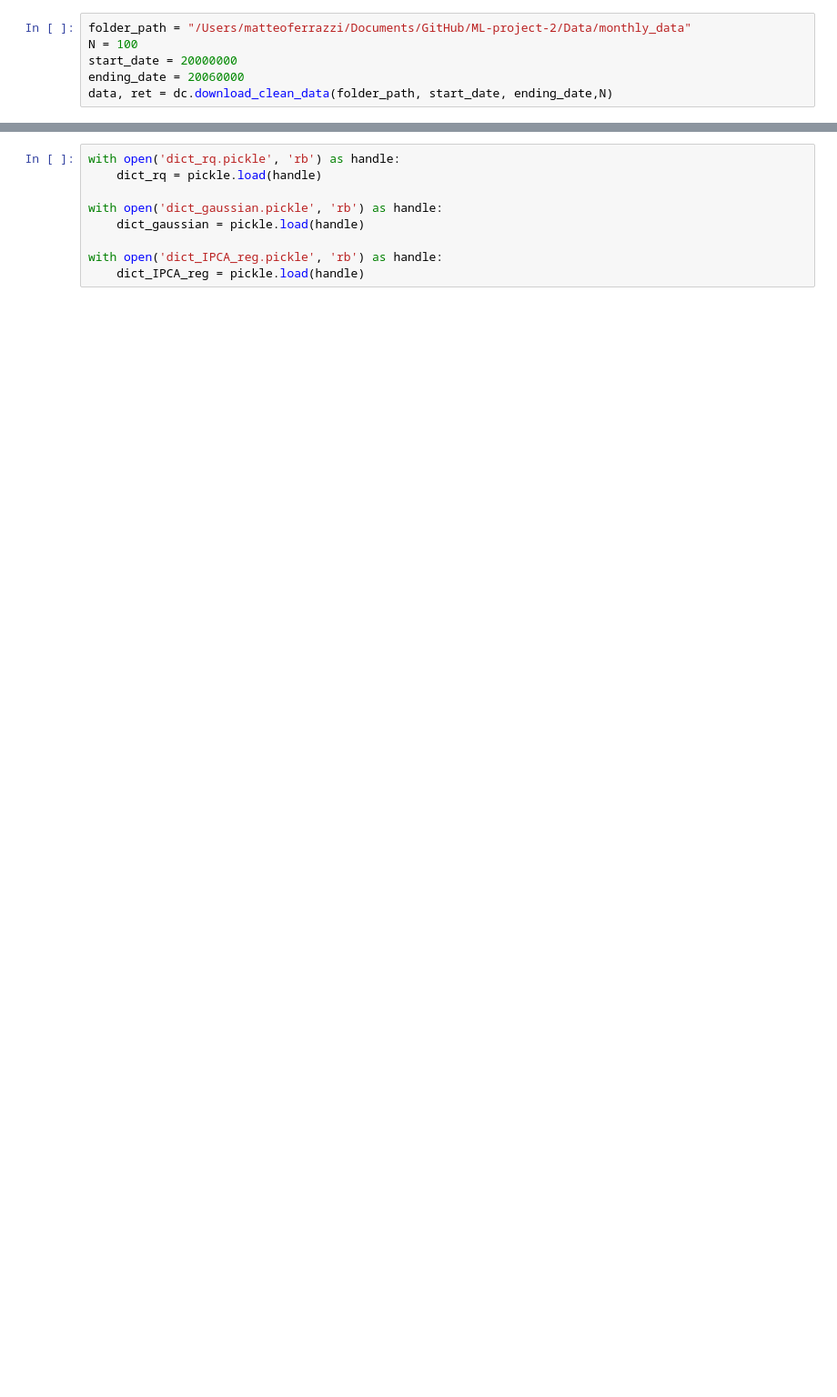
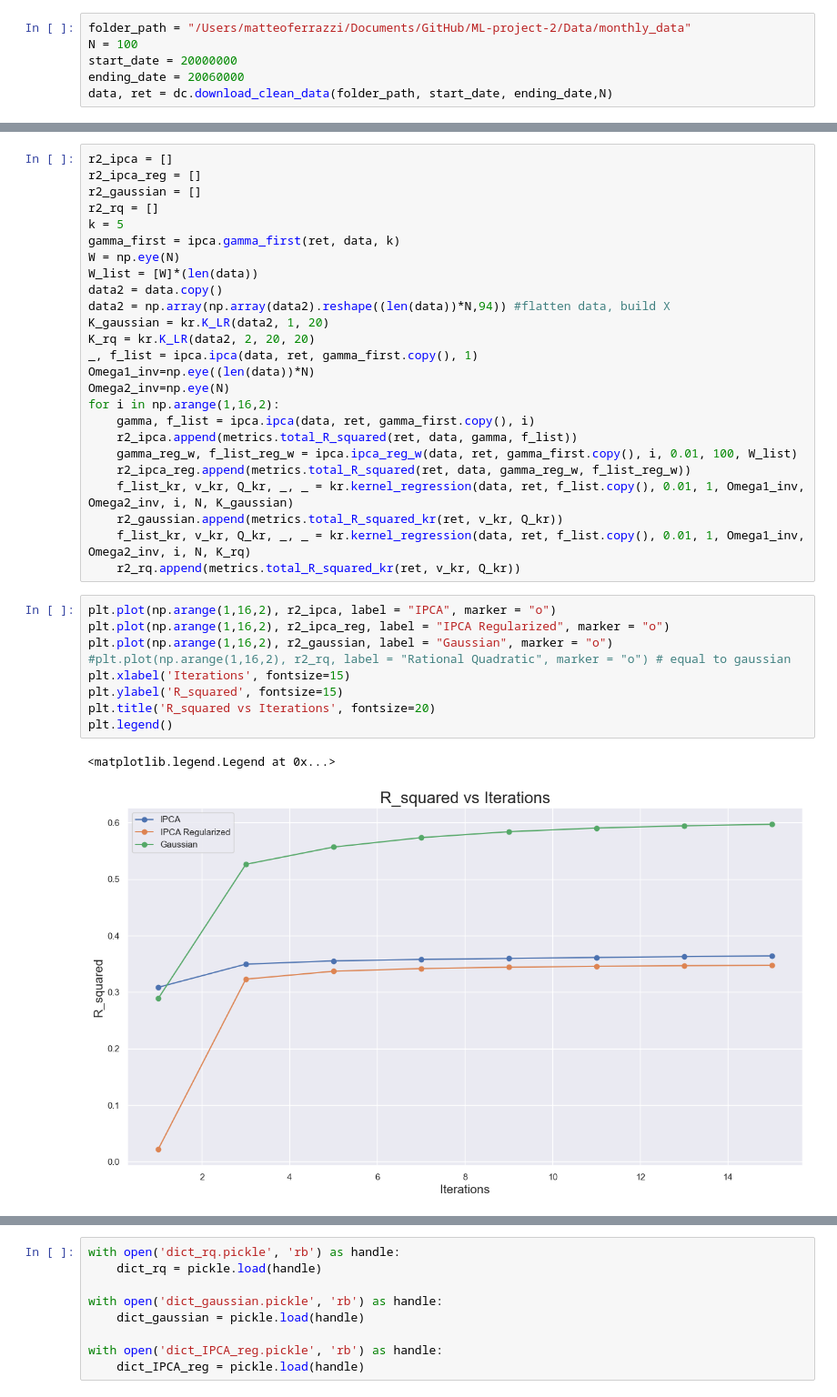
Before and after one commit to matteoferrazzi/ML-project-2, a Jupyter notebook: run.ipynb, the cells around one changed output, grey strips where cells are left out. Shown at 91% size. Cells and saved outputs as stored; diff of their text form; blank space fills up the shorter version.

```diff
--- a/run.ipynb
+++ b/run.ipynb
@@ -26,0 +30,37 @@ data, ret = dc.download_clean_data(folder_path, start_date, ending_date,N)
+# %%
+r2_ipca = []
+r2_ipca_reg = []
+r2_gaussian = []
+r2_rq = []
+k = 5
+gamma_first = ipca.gamma_first(ret, data, k)
+W = np.eye(N)
+W_list = [W]*(len(data))
+data2 = data.copy()
+data2 = np.array(np.array(data2).reshape((len(data))*N,94)) #flatten data, build X
+K_gaussian = kr.K_LR(data2, 1, 20)
+K_rq = kr.K_LR(data2, 2, 20, 20)
+_, f_list = ipca.ipca(data, ret, gamma_first.copy(), 1)
+Omega1_inv=np.eye((len(data))*N)
+Omega2_inv=np.eye(N)
+for i in np.arange(1,16,2):
+    gamma, f_list = ipca.ipca(data, ret, gamma_first.copy(), i)
+    r2_ipca.append(metrics.total_R_squared(ret, data, gamma, f_list))
+    gamma_reg_w, f_list_reg_w = ipca.ipca_reg_w(data, ret, gamma_first.copy(), i, 0.01, 100, W_list)
+    r2_ipca_reg.append(metrics.total_R_squared(ret, data, gamma_reg_w, f_list_reg_w))
+    f_list_kr, v_kr, Q_kr, _, _ = kr.kernel_regression(data, ret, f_list.copy(), 0.01, 1, Omega1_inv, Omega2_inv, i, N, K_gaussian)
+    r2_gaussian.append(metrics.total_R_squared_kr(ret, v_kr, Q_kr))
+    f_list_kr, v_kr, Q_kr, _, _ = kr.kernel_regression(data, ret, f_list.copy(), 0.01, 1, Omega1_inv, Omega2_inv, i, N, K_rq)
+    r2_rq.append(metrics.total_R_squared_kr(ret, v_kr, Q_kr))
+# %%
+plt.plot(np.arange(1,16,2), r2_ipca, label = "IPCA", marker = "o")
+plt.plot(np.arange(1,16,2), r2_ipca_reg, label = "IPCA Regularized", marker = "o")
+plt.plot(np.arange(1,16,2), r2_gaussian, label = "Gaussian", marker = "o")
+#plt.plot(np.arange(1,16,2), r2_rq, label = "Rational Quadratic", marker = "o") # equal to gaussian
+plt.xlabel('Iterations', fontsize=15)
+plt.ylabel('R_squared', fontsize=15)
+plt.title('R_squared vs Iterations', fontsize=20)
+plt.legend()
+# %% [output]
+<matplotlib.legend.Legend at 0x...>
+[figure, added]
```
Also changed, not shown: parts of 31 cells of this notebook, 7 other files.
